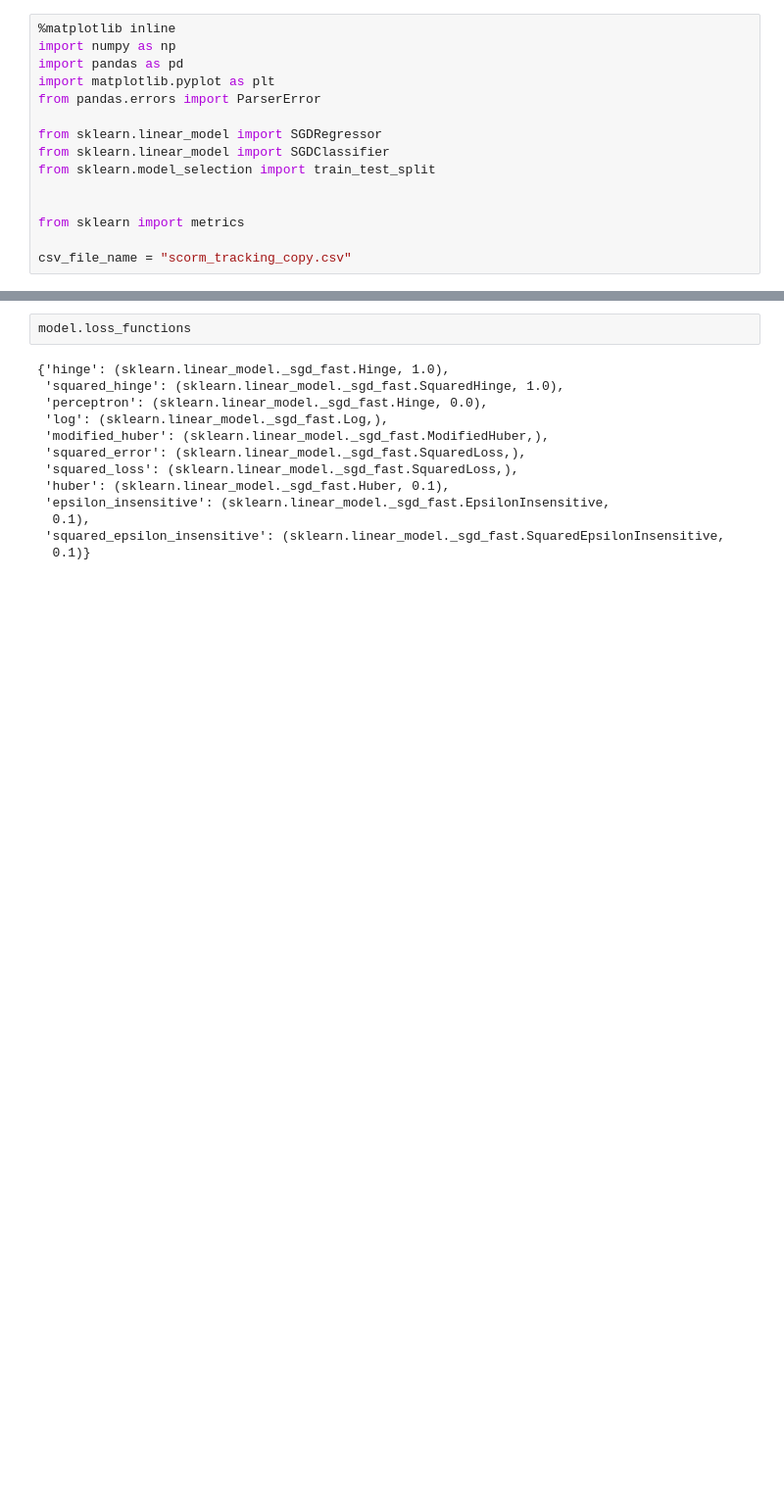
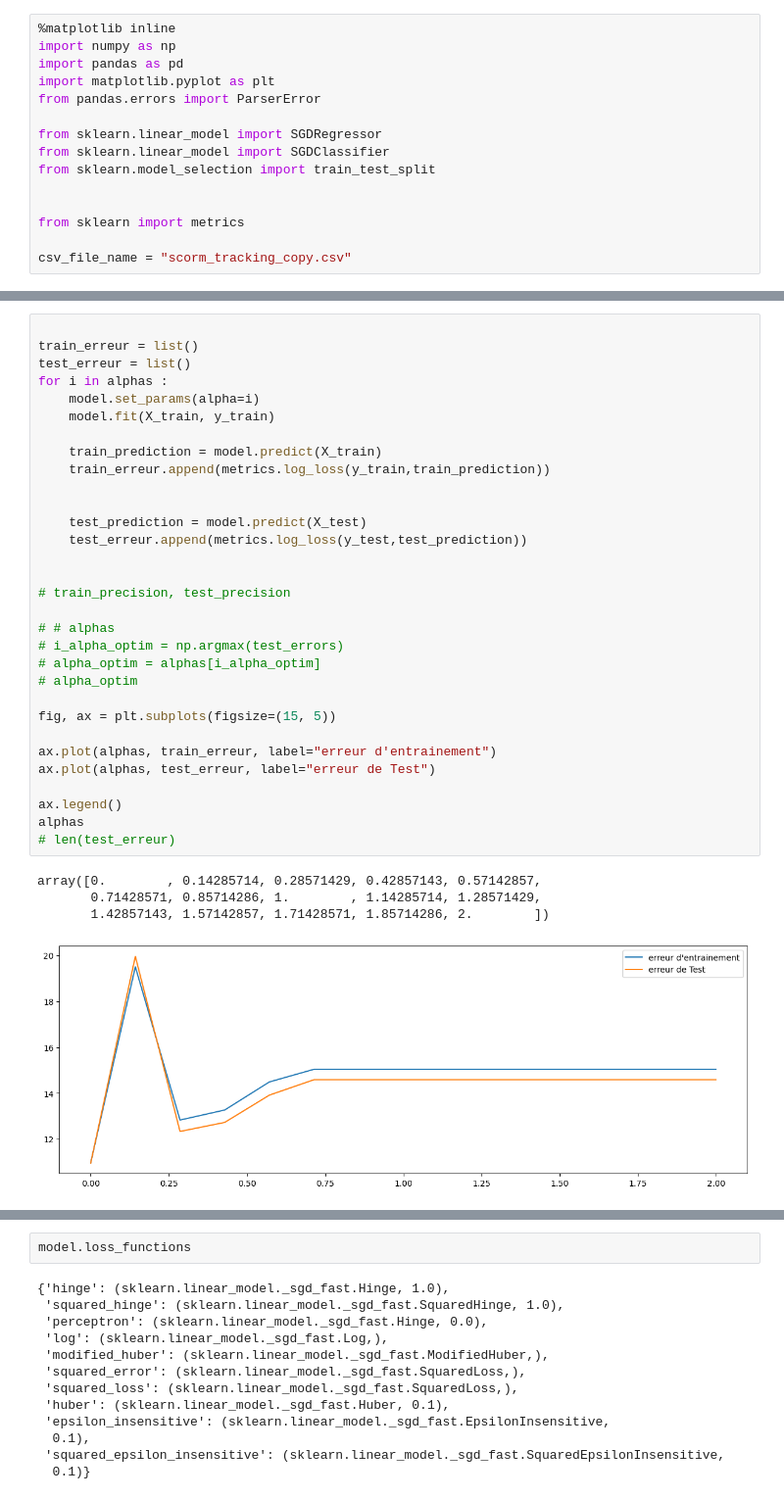
Before and after one commit to DJIGIFA/ODC-ML-DGS, a Jupyter notebook: Untitled.ipynb, the cells around one changed output, grey strips where cells are left out. Shown at 98% size. Drawn from its saved outputs; the diff is of its cells as text; blank space fills up the shorter version.

Commit message:
avec la fonction d'erreur ?

```diff
--- a/Untitled.ipynb
+++ b/Untitled.ipynb
@@ -54,0 +77,36 @@ model.score(X_test,y_test)
+# %%
+
+train_erreur = list()
+test_erreur = list()
+for i in alphas :
+    model.set_params(alpha=i)
+    model.fit(X_train, y_train)
+
+    train_prediction = model.predict(X_train)
+    train_erreur.append(metrics.log_loss(y_train,train_prediction))
+
+
+    test_prediction = model.predict(X_test)
+    test_erreur.append(metrics.log_loss(y_test,test_prediction))
+
+
+# train_precision, test_precision
+
+# # alphas
+# i_alpha_optim = np.argmax(test_errors)
+# alpha_optim = alphas[i_alpha_optim]
+# alpha_optim
+
+fig, ax = plt.subplots(figsize=(15, 5))
+
+ax.plot(alphas, train_erreur, label="erreur d'entrainement")
+ax.plot(alphas, test_erreur, label="erreur de Test")
+
+ax.legend()
+alphas
+# len(test_erreur)
+# %% [output]
+array([0.        , 0.14285714, 0.28571429, 0.42857143, 0.57142857,
+       0.71428571, 0.85714286, 1.        , 1.14285714, 1.28571429,
+       1.42857143, 1.57142857, 1.71428571, 1.85714286, 2.        ])
+[figure, added]
```
Also changed, not shown: parts of 9 cells of this notebook.
